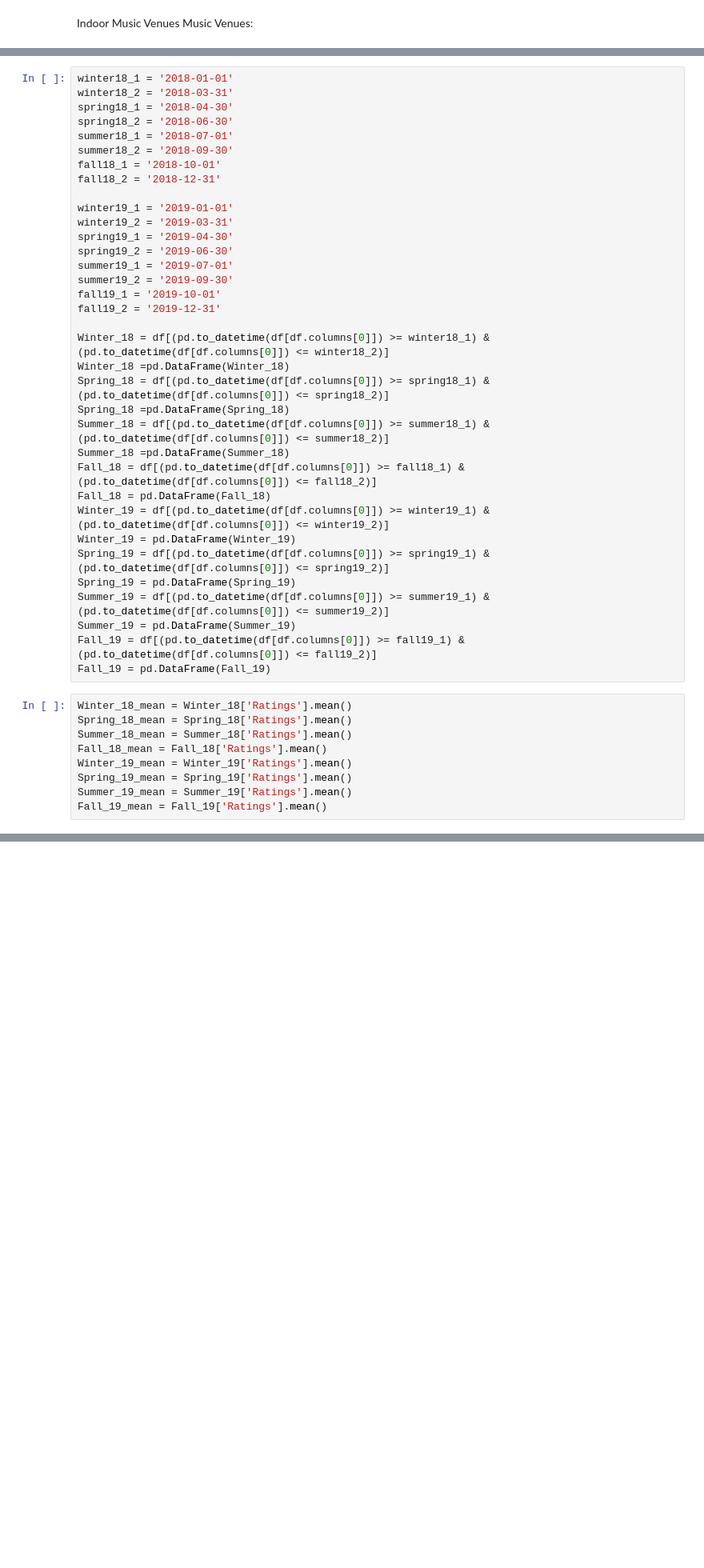
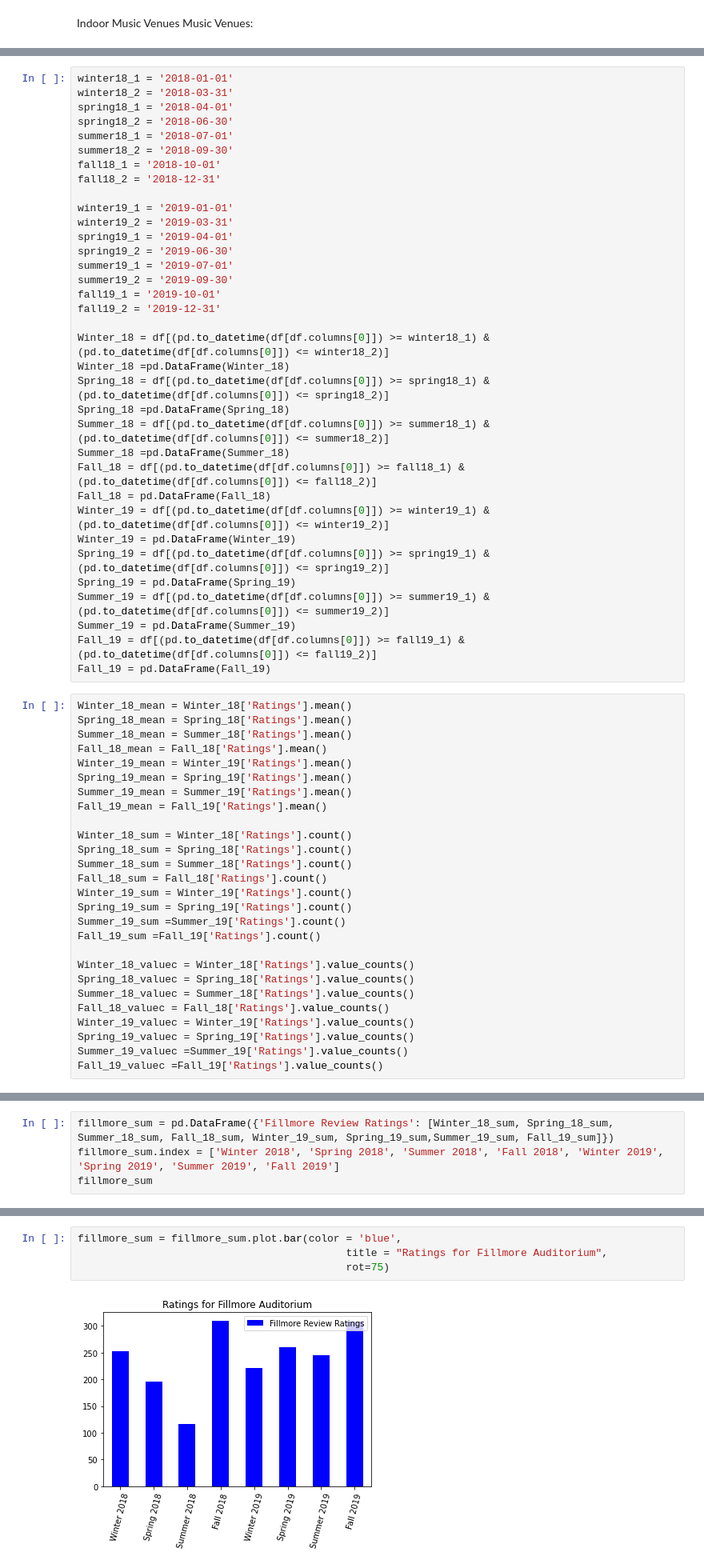
Before and after one commit to mattyk33/A-team, a Jupyter notebook: Untitled.ipynb, the cells around one changed output, grey strips where cells are left out. Shown at 80% size. Cells and saved outputs as stored; diff of their text form; blank space fills up the shorter version.

Commit message:
added bar charts

```diff
--- a/Untitled.ipynb
+++ b/Untitled.ipynb
@@ -51,7 +53,7 @@ df.head()
 # %%
 winter18_1 = '2018-01-01'
 winter18_2 = '2018-03-31'
-spring18_1 = '2018-04-30'
+spring18_1 = '2018-04-01'
 spring18_2 = '2018-06-30'
 summer18_1 = '2018-07-01'
 summer18_2 = '2018-09-30'
@@ -60,7 +62,7 @@ fall18_2 = '2018-12-31'
 
 winter19_1 = '2019-01-01'
 winter19_2 = '2019-03-31'
-spring19_1 = '2019-04-30'
+spring19_1 = '2019-04-01'
 spring19_2 = '2019-06-30'
 summer19_1 = '2019-07-01'
 summer19_2 = '2019-09-30'
@@ -92,3 +94,21 @@ Winter_19_mean = Winter_19['Ratings'].mean()
 Spring_19_mean = Spring_19['Ratings'].mean()
 Summer_19_mean = Summer_19['Ratings'].mean()
 Fall_19_mean = Fall_19['Ratings'].mean()
+
+Winter_18_sum = Winter_18['Ratings'].count()
+Spring_18_sum = Spring_18['Ratings'].count()
+Summer_18_sum = Summer_18['Ratings'].count()
+Fall_18_sum = Fall_18['Ratings'].count()
+Winter_19_sum = Winter_19['Ratings'].count()
+Spring_19_sum = Spring_19['Ratings'].count()
+Summer_19_sum =Summer_19['Ratings'].count()
+Fall_19_sum =Fall_19['Ratings'].count()
+
+Winter_18_valuec = Winter_18['Ratings'].value_counts()
+Spring_18_valuec = Spring_18['Ratings'].value_counts()
+Summer_18_valuec = Summer_18['Ratings'].value_counts()
+Fall_18_valuec = Fall_18['Ratings'].value_counts()
+Winter_19_valuec = Winter_19['Ratings'].value_counts()
+Spring_19_valuec = Spring_19['Ratings'].value_counts()
+Summer_19_valuec =Summer_19['Ratings'].value_counts()
+Fall_19_valuec =Fall_19['Ratings'].value_counts()
@@ -126,0 +115,4 @@ Fall =[]
+# %%
+fillmore_sum = pd.DataFrame({'Fillmore Review Ratings': [Winter_18_sum, Spring_18_sum, Summer_18_sum, Fall_18_sum, Winter_19_sum, Spring_19_sum,Summer_19_sum, Fall_19_sum]})
+fillmore_sum.index = ['Winter 2018', 'Spring 2018', 'Summer 2018', 'Fall 2018', 'Winter 2019', 'Spring 2019', 'Summer 2019', 'Fall 2019']
+fillmore_sum
@@ -126,0 +143,6 @@ Fall =[]
+# %%
+fillmore_sum = fillmore_sum.plot.bar(color = 'blue',
+                                           title = "Ratings for Fillmore Auditorium",
+                                           rot=75)
+# %% [output]
+[figure, added]
```
Also changed, not shown: parts of 17 cells of this notebook, 2 other files.
